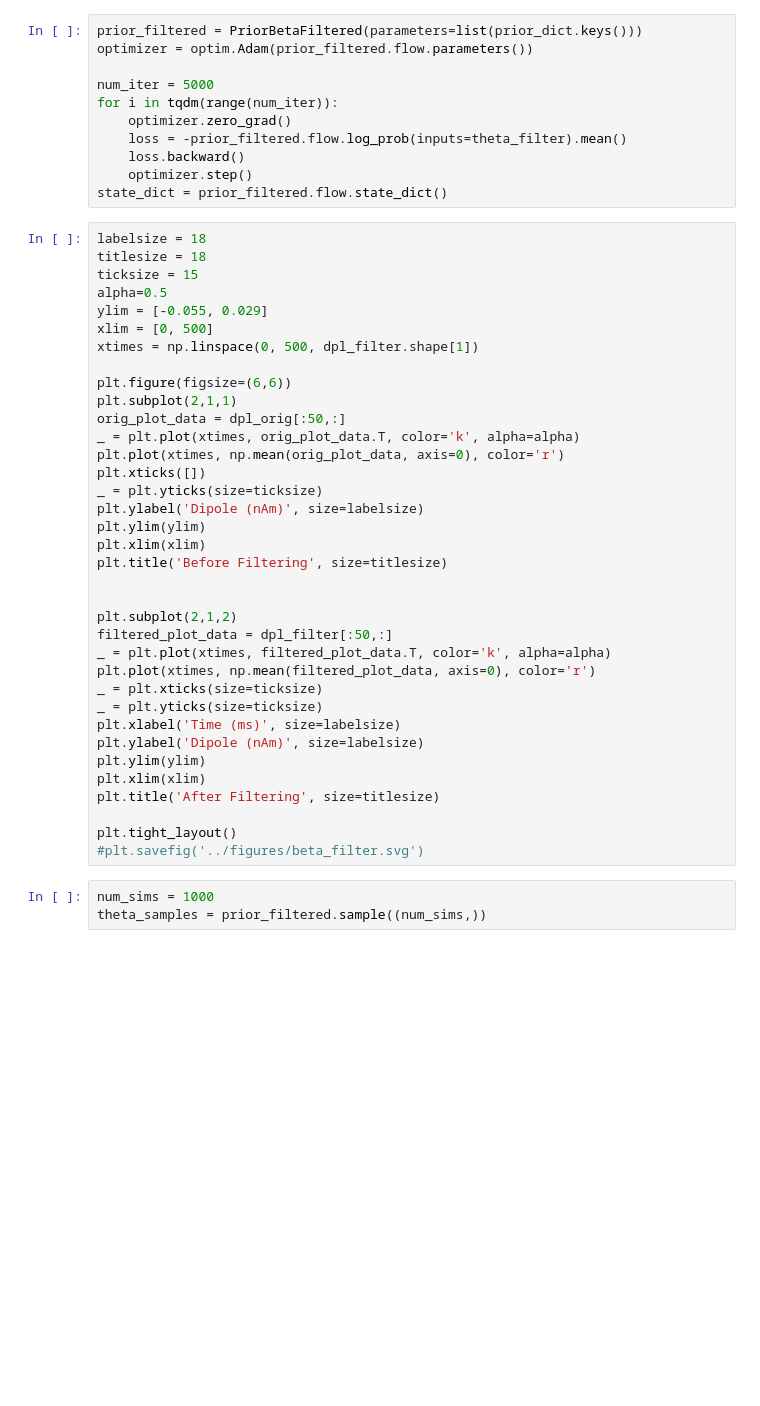
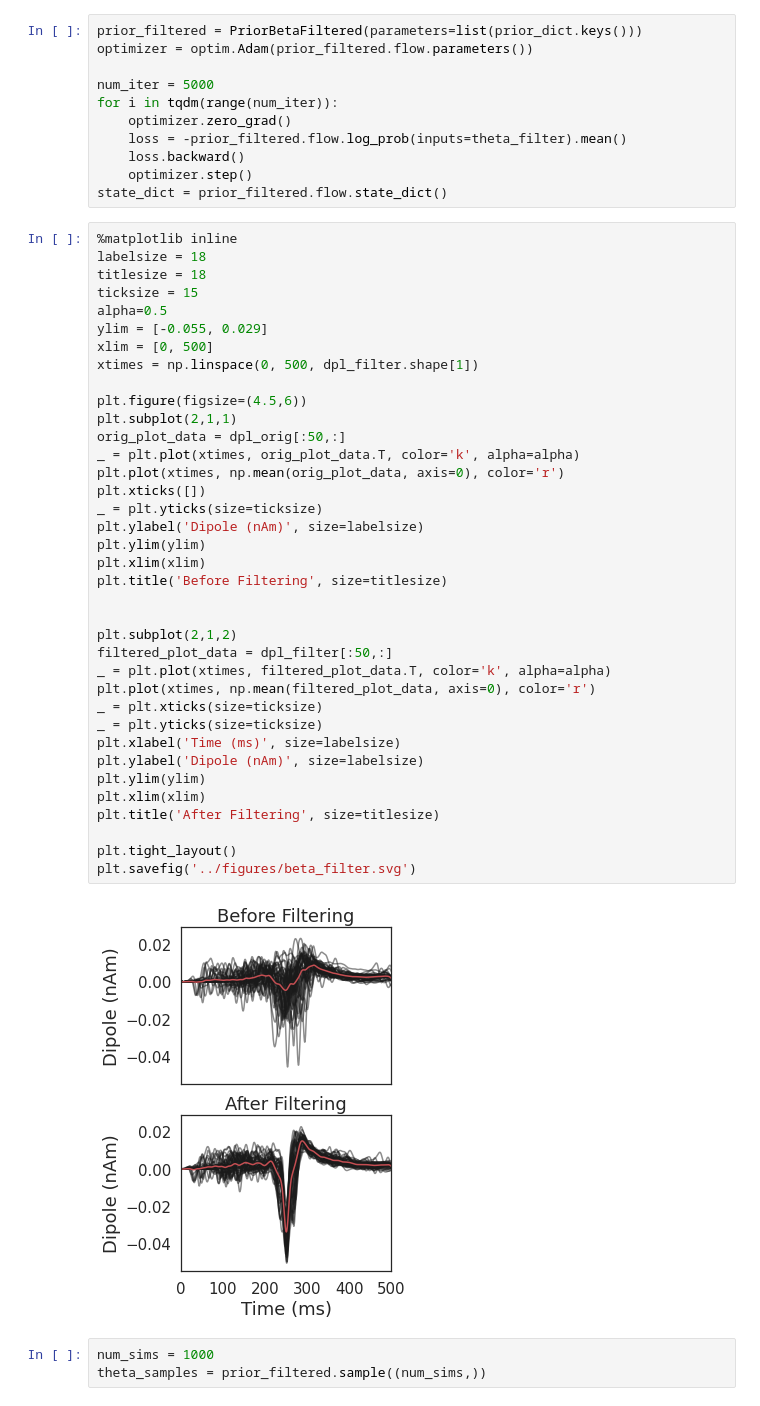
Before and after one commit to ntolley/hnn_sbi_cosyne2023, a Jupyter notebook: notebooks/filter_figure.ipynb, the cells around one changed output. Saved outputs shown, nothing was run; the diff lists cells and outputs as text; blank space fills up the shorter version.

```diff
--- a/notebooks/filter_figure.ipynb
+++ b/notebooks/filter_figure.ipynb
@@ -92,41 +92,44 @@ for i in tqdm(range(num_iter)):
     optimizer.step()
 state_dict = prior_filtered.flow.state_dict()
 # %%
+%matplotlib inline
 labelsize = 18
 titlesize = 18
 ticksize = 15
 alpha=0.5
 ylim = [-0.055, 0.029]
 xlim = [0, 500]
 xtimes = np.linspace(0, 500, dpl_filter.shape[1])
 
-plt.figure(figsize=(6,6))
+plt.figure(figsize=(4.5,6))
 plt.subplot(2,1,1)
 orig_plot_data = dpl_orig[:50,:]
 _ = plt.plot(xtimes, orig_plot_data.T, color='k', alpha=alpha)
 plt.plot(xtimes, np.mean(orig_plot_data, axis=0), color='r')
 plt.xticks([])
 _ = plt.yticks(size=ticksize)
 plt.ylabel('Dipole (nAm)', size=labelsize)
 plt.ylim(ylim)
 plt.xlim(xlim)
 plt.title('Before Filtering', size=titlesize)
 
 
 plt.subplot(2,1,2)
 filtered_plot_data = dpl_filter[:50,:]
 _ = plt.plot(xtimes, filtered_plot_data.T, color='k', alpha=alpha)
 plt.plot(xtimes, np.mean(filtered_plot_data, axis=0), color='r')
 _ = plt.xticks(size=ticksize)
 _ = plt.yticks(size=ticksize)
 plt.xlabel('Time (ms)', size=labelsize)
 plt.ylabel('Dipole (nAm)', size=labelsize)
 plt.ylim(ylim)
 plt.xlim(xlim)
 plt.title('After Filtering', size=titlesize)
 
 plt.tight_layout()
-#plt.savefig('../figures/beta_filter.svg')
+plt.savefig('../figures/beta_filter.svg')
+# %% [output]
+[figure, added]
 # %%
 num_sims = 1000
 theta_samples = prior_filtered.sample((num_sims,))
```
Also changed, not shown: parts of 5 cells of this notebook, 2 other files.
